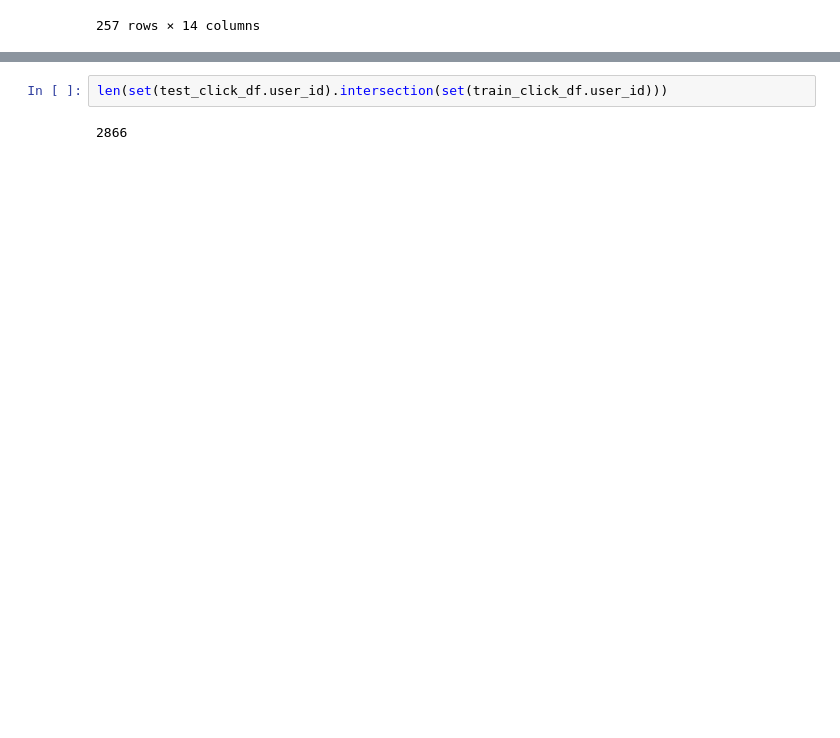
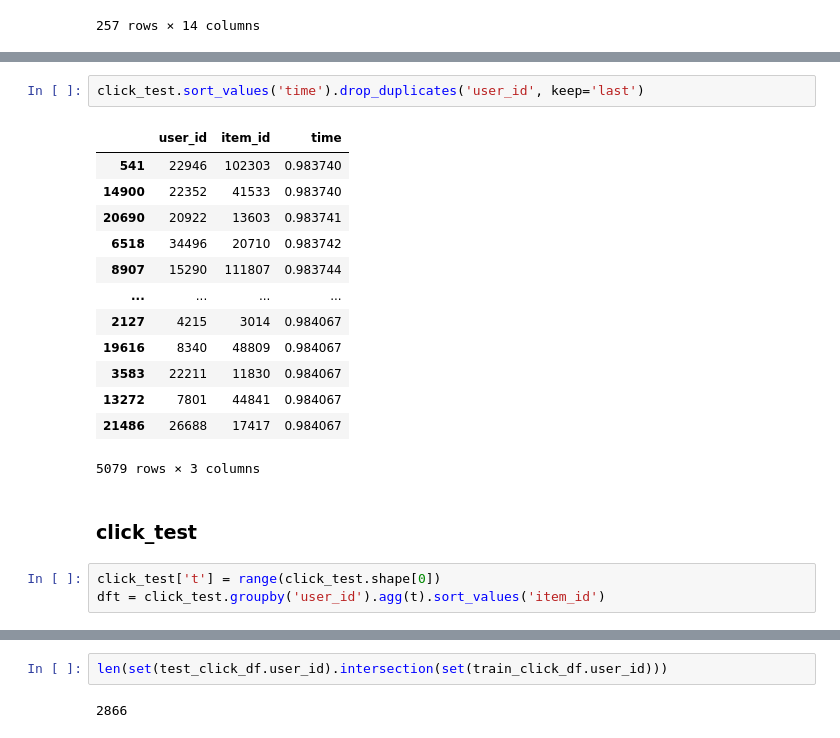
Before and after one commit to mayi140611/mayiapps, a Jupyter notebook: c6_Modern_E_Commerce_Platform_Debiasing/0EDA.ipynb, the cells around one changed output, grey strips where cells are left out. Saved outputs shown, nothing was run; the diff lists cells and outputs as text; blank space fills up the shorter version.

```diff
--- a/c6_Modern_E_Commerce_Platform_Debiasing/0EDA.ipynb
+++ b/c6_Modern_E_Commerce_Platform_Debiasing/0EDA.ipynb
@@ -485,0 +521,21 @@ test_click_df.user_id.nunique()
+# %%
+click_test.sort_values('time').drop_duplicates('user_id', keep='last')
+# %% [output]
+|  | user_id | item_id | time |
+| 541 | 22946 | 102303 | 0.983740 |
+| 14900 | 22352 | 41533 | 0.983740 |
+| 20690 | 20922 | 13603 | 0.983741 |
+| 6518 | 34496 | 20710 | 0.983742 |
+| 8907 | 15290 | 111807 | 0.983744 |
+| ... | ... | ... | ... |
+| 2127 | 4215 | 3014 | 0.984067 |
+| 19616 | 8340 | 48809 | 0.984067 |
+| 3583 | 22211 | 11830 | 0.984067 |
+| 13272 | 7801 | 44841 | 0.984067 |
+| 21486 | 26688 | 17417 | 0.984067 |
+5079 rows × 3 columns
+# %% [markdown]
+### click_test
+# %%
+click_test['t'] = range(click_test.shape[0])
+dft = click_test.groupby('user_id').agg(t).sort_values('item_id')
```
Also changed, not shown: parts of 84 cells of this notebook, 4 other files.
